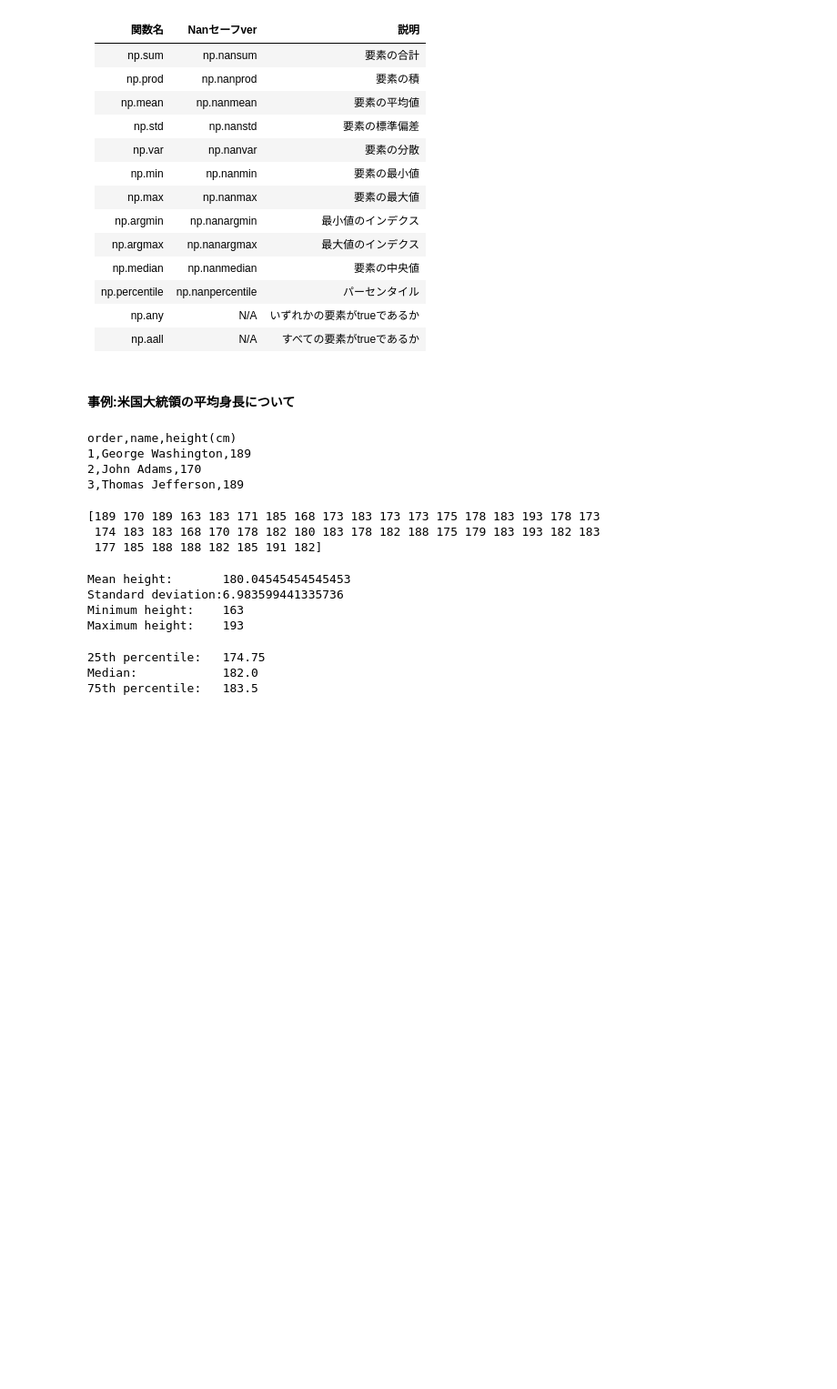
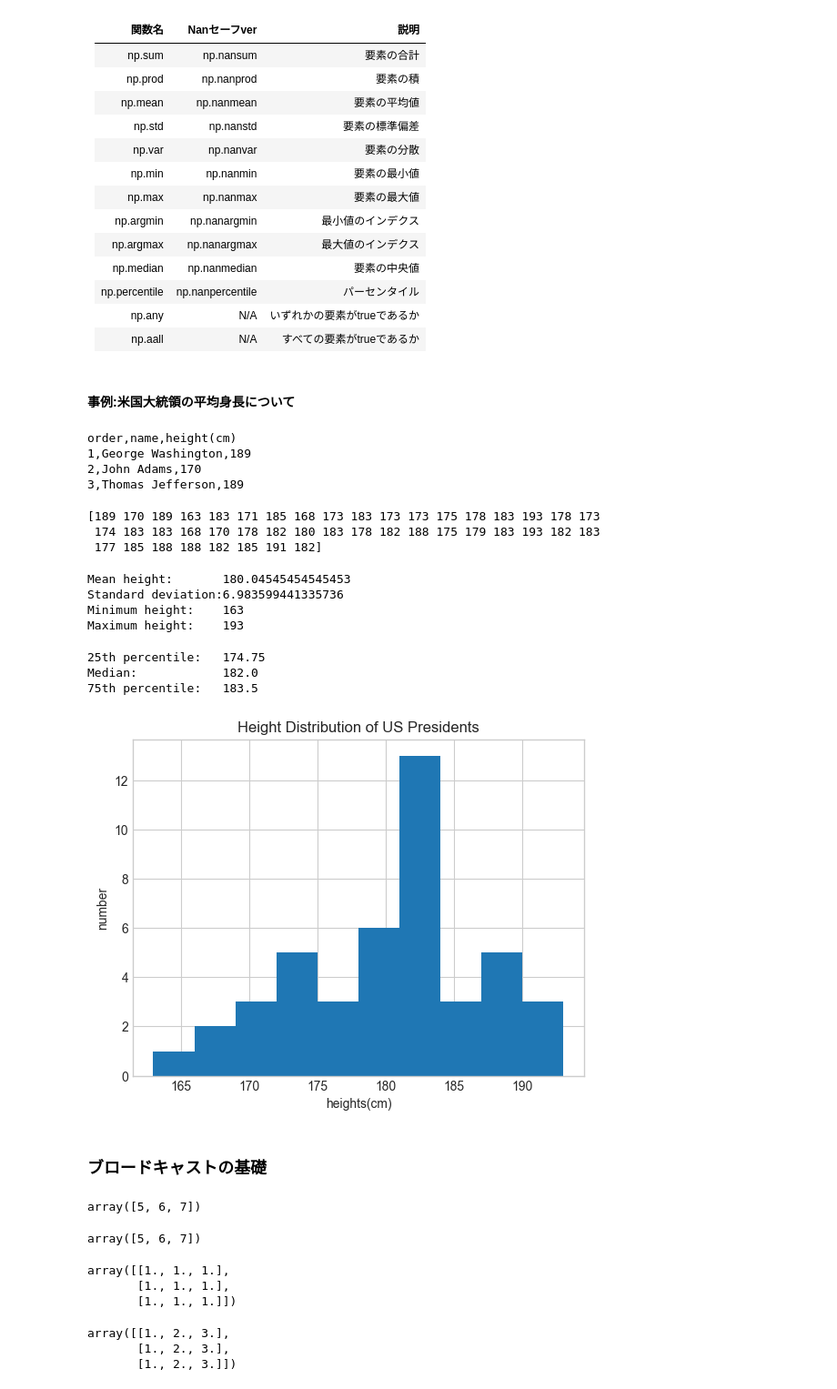
Before and after one commit to kadoAki/Git_lib, a Jupyter notebook: numpy/numpy.ipynb, the cells around one changed output. Shown at 91% size. Cells and saved outputs as stored; diff of their text form; code cells hidden in the pictures; blank space fills up the shorter version.

```diff
--- a/numpy/numpy.ipynb
+++ b/numpy/numpy.ipynb
@@ -909,3 +909,41 @@ print(
 25th percentile:   174.75
 Median:            182.0
 75th percentile:   183.5
+# %%
+%matplotlib inline
+import matplotlib.pyplot as plt
+import matplotlib_fontja
+
+plt.style.use('seaborn-v0_8-whitegrid')
+# %%
+plt.hist(heights)
+plt.title('Height Distribution of US Presidents')
+plt.xlabel('heights(cm)')
+plt.ylabel('number');
+# %% [output]
+[figure, added]
+# %% [markdown]
+### ブロードキャストの基礎
+# %%
+a = np.array([0, 1, 2])
+b = np.array([5, 5, 5])
+a + b
+# %% [output]
+array([5, 6, 7])
+# %%
+a + 5
+# %% [output]
+array([5, 6, 7])
+# %%
+M = np.ones((3, 3))
+M
+# %% [output]
+array([[1., 1., 1.],
+       [1., 1., 1.],
+       [1., 1., 1.]])
+# %%
+M + a
+# %% [output]
+array([[1., 2., 3.],
+       [1., 2., 3.],
+       [1., 2., 3.]])
```
Also changed, not shown: parts of 28 cells of this notebook.
